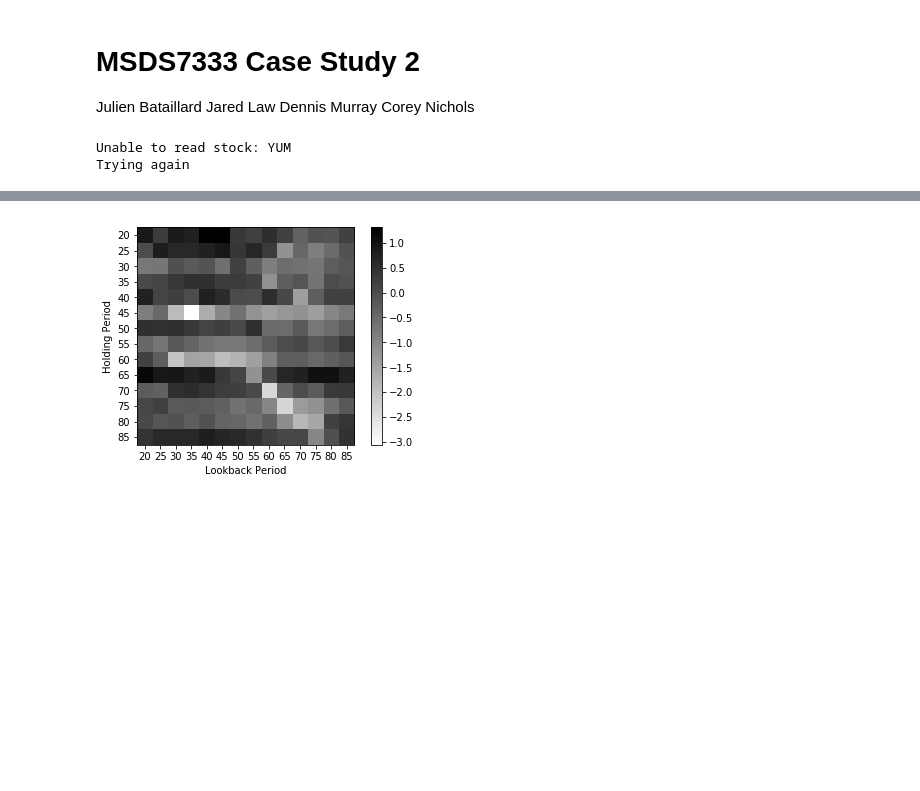
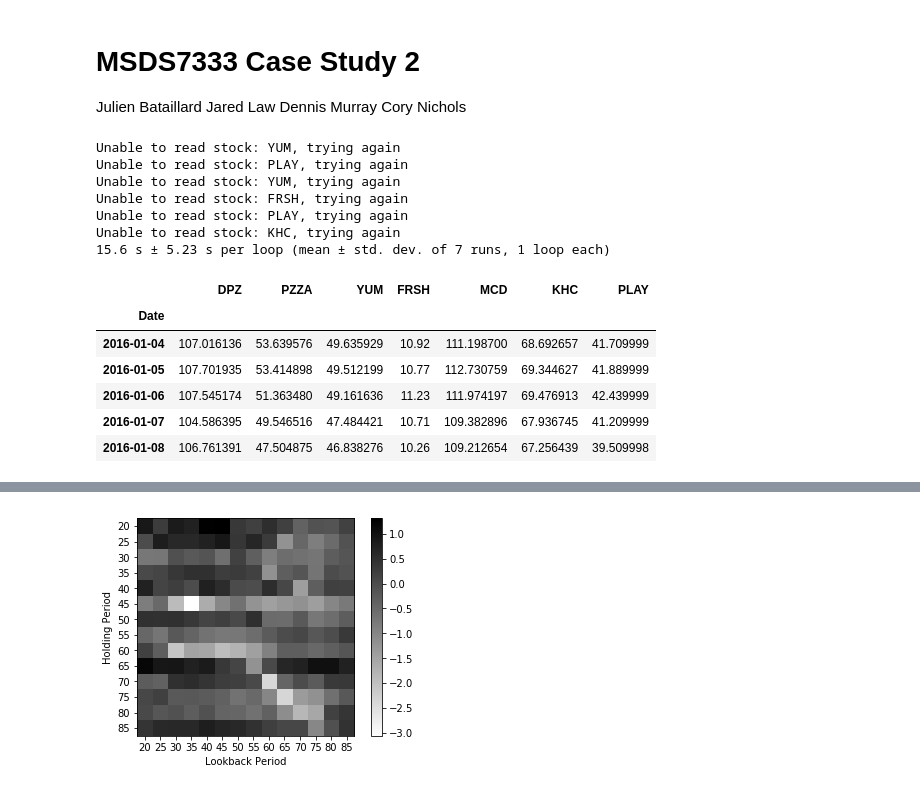
Before and after one commit to dpmurraygt/CaseStudy4_MSDS7333, a Jupyter notebook: Law Code Case Study 2 iPython Notebook.ipynb, the cells around one changed output, grey strips where cells are left out. Cells and saved outputs as stored; diff of their text form; code cells hidden in the pictures; blank space fills up the shorter version.

```diff
--- a/Law Code Case Study 2 iPython Notebook.ipynb
+++ b/Law Code Case Study 2 iPython Notebook.ipynb
@@ -3,4 +3,4 @@
 Julien Bataillard
 Jared Law
 Dennis Murray
-Corey Nichols
+Cory Nichols
@@ -7,23 +20,34 @@ Corey Nichols
 # %%
-import pandas as pd
-import numpy as np
-import datetime as dt
-import matplotlib.pyplot as plt
+def get_portfolio():
+    ''' Get portfolio of stocks using buggy Yahoo'''
 
-dateTimeStart = dt.datetime(2016, 1, 1)
-dateTimeEnd = dt.datetime(2017, 6, 1)
-from pandas_datareader import data as web
-stock = 'DPZ'
-sp = pd.DataFrame({'DPZ':web.get_data_yahoo(stock, dateTimeStart, dateTimeEnd)['Adj Close']})
-names = ['PZZA', 'YUM', 'FRSH', 'MCD', 'KHC', 'PLAY']
-for stock in names:
-    while True:
-        try:
-            sp[stock]=web.get_data_yahoo(stock, dateTimeStart, dateTimeEnd)['Adj Close']
-            break
-        except:
-            print('Unable to read stock: {0}'.format(stock))
-            print('Trying again')
+    port = pd.DataFrame()
+    names = ['DPZ', 'PZZA', 'YUM', 'FRSH', 'MCD', 'KHC', 'PLAY']
+    for stock in names:
+        while True:
+            try:
+                port[stock] = web.get_data_yahoo(stock, date_time_start, date_time_end)['Adj Close']
+                break
+            except:
+                print('Unable to read stock: {0}, trying again'.format(stock))
+    return port
+
+%timeit sp = get_portfolio()
 # %% [output]
-Unable to read stock: YUM
-Trying again
+Unable to read stock: YUM, trying again
+Unable to read stock: PLAY, trying again
+Unable to read stock: YUM, trying again
+Unable to read stock: FRSH, trying again
+Unable to read stock: PLAY, trying again
+Unable to read stock: KHC, trying again
+15.6 s ± 5.23 s per loop (mean ± std. dev. of 7 runs, 1 loop each)
+# %%
+sp.head()
+# %% [output]
+|  | DPZ | PZZA | YUM | FRSH | MCD | KHC | PLAY |
+| Date |  |  |  |  |  |  |  |
+| 2016-01-04 | 107.016136 | 53.639576 | 49.635929 | 10.92 | 111.198700 | 68.692657 | 41.709999 |
+| 2016-01-05 | 107.701935 | 53.414898 | 49.512199 | 10.77 | 112.730759 | 69.344627 | 41.889999 |
+| 2016-01-06 | 107.545174 | 51.363480 | 49.161636 | 11.23 | 111.974197 | 69.476913 | 42.439999 |
+| 2016-01-07 | 104.586395 | 49.546516 | 47.484421 | 10.71 | 109.382896 | 67.936745 | 41.209999 |
+| 2016-01-08 | 106.761391 | 47.504875 | 46.838276 | 10.26 | 109.212654 | 67.256439 | 39.509998 |
```
Also changed, not shown: parts of 9 cells of this notebook.
